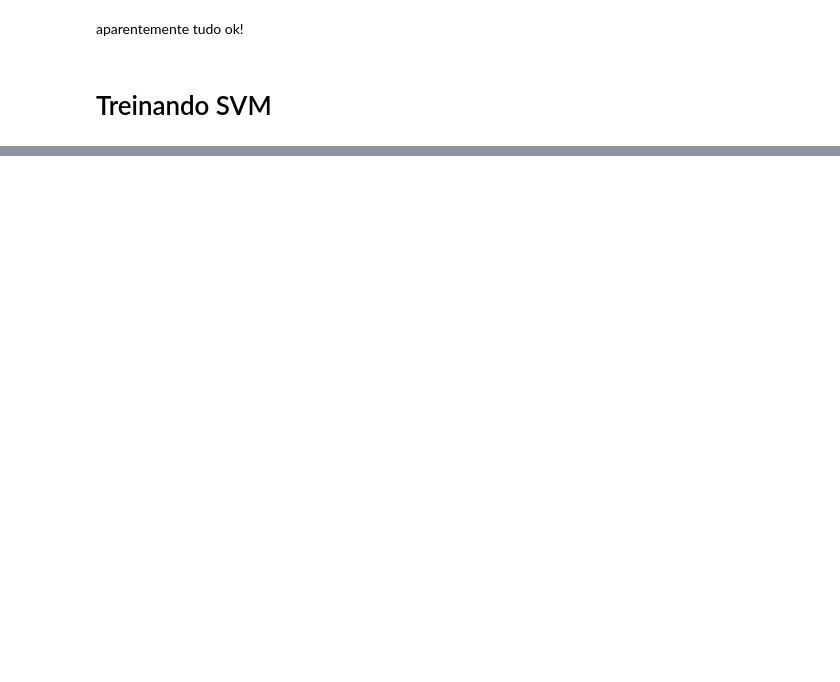
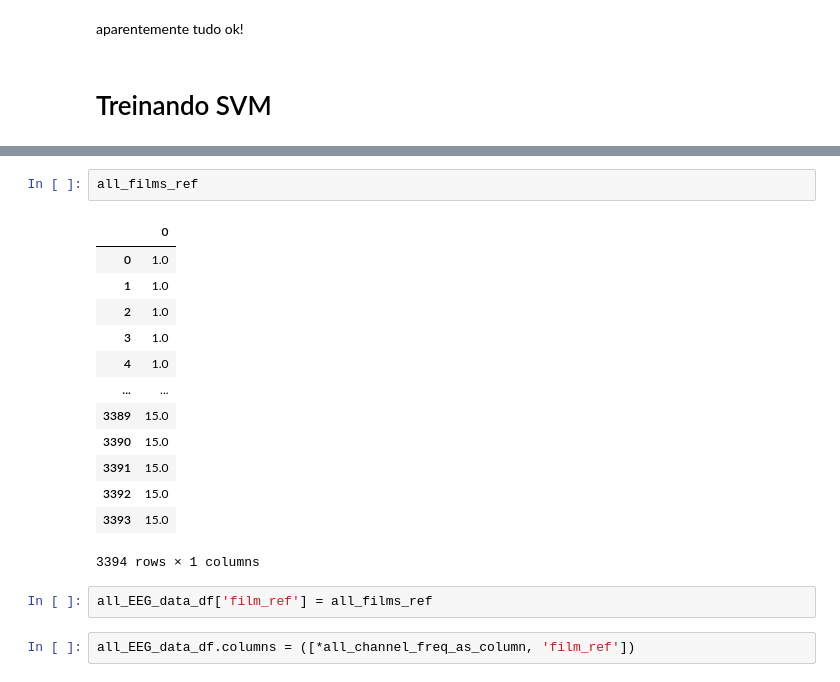
Before and after one commit to jvmr22/MSc-dissertation-EEG-Analysis, a Jupyter notebook: svm_classifier_simplified.ipynb, the cells around one changed output, grey strips where cells are left out. Drawn from its saved outputs; the diff is of its cells as text; blank space fills up the shorter version.

```diff
--- a/svm_classifier_simplified.ipynb
+++ b/svm_classifier_simplified.ipynb
@@ -277,0 +423,20 @@ array([1., 1., 1., 1., 1., 1., 1., 1., 1., 1., 1., 1., 1., 1., 1., 1., 1.,
+# %%
+all_films_ref
+# %% [output]
+|  | 0 |
+| 0 | 1.0 |
+| 1 | 1.0 |
+| 2 | 1.0 |
+| 3 | 1.0 |
+| 4 | 1.0 |
+| ... | ... |
+| 3389 | 15.0 |
+| 3390 | 15.0 |
+| 3391 | 15.0 |
+| 3392 | 15.0 |
+| 3393 | 15.0 |
+3394 rows × 1 columns
+# %%
+all_EEG_data_df['film_ref'] = all_films_ref
+# %%
+all_EEG_data_df.columns = ([*all_channel_freq_as_column, 'film_ref'])
```
Also changed, not shown: parts of 35 cells of this notebook, 1 other file.
